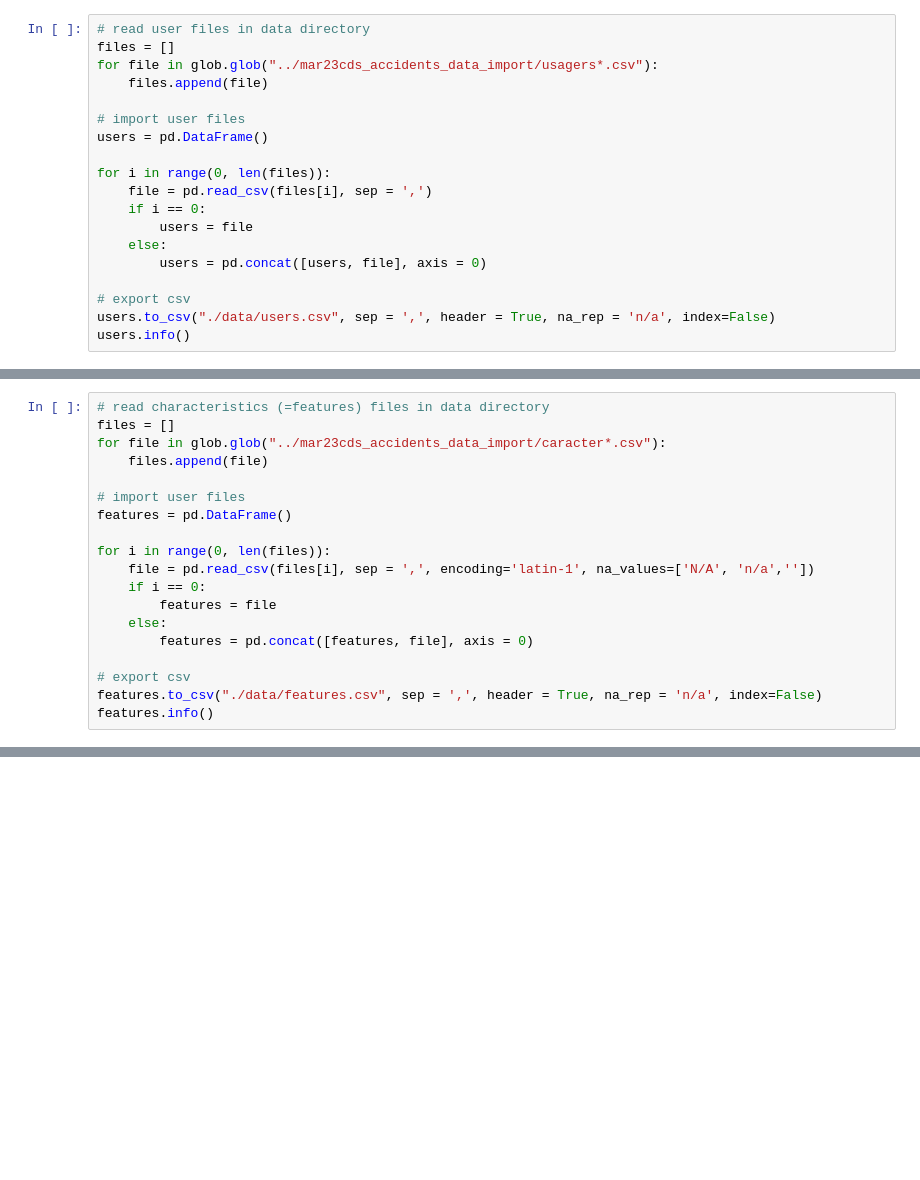
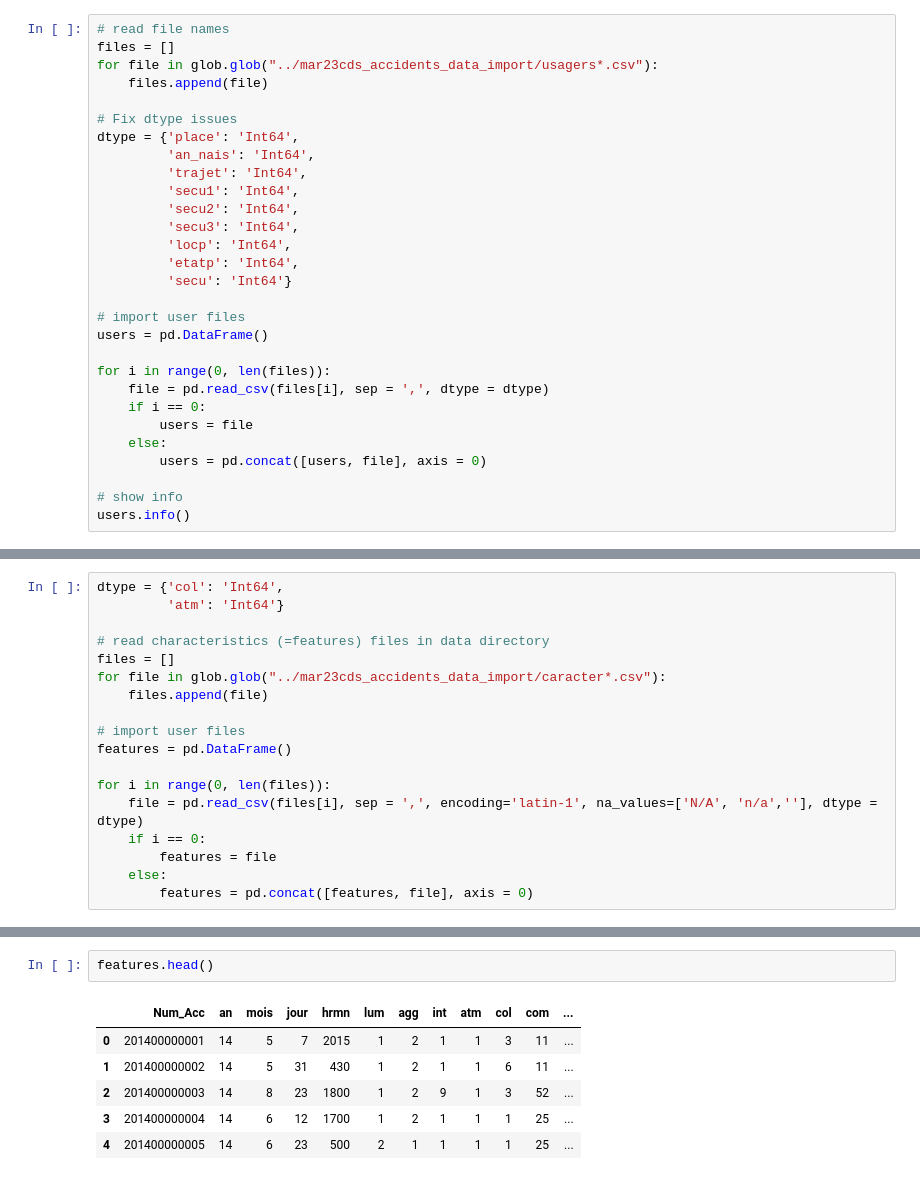
Before and after one commit to tiagoru/Road_accidents_france, a Jupyter notebook: raw_data_import.ipynb, the cells around one changed output, grey strips where cells are left out. Drawn from its saved outputs; the diff is of its cells as text; blank space fills up the shorter version.

```diff
--- a/raw_data_import.ipynb
+++ b/raw_data_import.ipynb
@@ -5,21 +22,31 @@ import numpy as np
 # %%
-# read user files in data directory
+# read file names
 files = []
 for file in glob.glob("../mar23cds_accidents_data_import/usagers*.csv"):
     files.append(file)
+
+# Fix dtype issues
+dtype = {'place': 'Int64',
+         'an_nais': 'Int64',
+         'trajet': 'Int64',
+         'secu1': 'Int64',
+         'secu2': 'Int64',
+         'secu3': 'Int64',
+         'locp': 'Int64',
+         'etatp': 'Int64',
+         'secu': 'Int64'}
 
 # import user files
 users = pd.DataFrame()
 
 for i in range(0, len(files)):
-    file = pd.read_csv(files[i], sep = ',')
+    file = pd.read_csv(files[i], sep = ',', dtype = dtype)
     if i == 0:
         users = file
     else:
         users = pd.concat([users, file], axis = 0)
 
-# export csv
-users.to_csv("./data/users.csv", sep = ',', header = True, na_rep = 'n/a', index=False)
+# show info
 users.info()
 # %% [output]
 <class 'pandas.core.frame.DataFrame'>
@@ -51,4 +133,7 @@ users.head()
 # %%
+dtype = {'col': 'Int64',
+         'atm': 'Int64'}
+
 # read characteristics (=features) files in data directory
 files = []
 for file in glob.glob("../mar23cds_accidents_data_import/caracter*.csv"):
@@ -58,12 +143,8 @@ for file in glob.glob("../mar23cds_accidents_data_import/caracter*.csv"):
 features = pd.DataFrame()
 
 for i in range(0, len(files)):
-    file = pd.read_csv(files[i], sep = ',', encoding='latin-1', na_values=['N/A', 'n/a',''])
+    file = pd.read_csv(files[i], sep = ',', encoding='latin-1', na_values=['N/A', 'n/a',''], dtype = dtype)
     if i == 0:
         features = file
     else:
         features = pd.concat([features, file], axis = 0)
-
-# export csv
-features.to_csv("./data/features.csv", sep = ',', header = True, na_rep = 'n/a', index=False)
-features.info()
@@ -87,0 +171,9 @@ memory usage: 127.4+ MB
+# %%
+features.head()
+# %% [output]
+|  | Num_Acc | an | mois | jour | hrmn | lum | agg | int | atm | col | com | ... |
+| 0 | 201400000001 | 14 | 5 | 7 | 2015 | 1 | 2 | 1 | 1 | 3 | 11 | ... |
+| 1 | 201400000002 | 14 | 5 | 31 | 430 | 1 | 2 | 1 | 1 | 6 | 11 | ... |
+| 2 | 201400000003 | 14 | 8 | 23 | 1800 | 1 | 2 | 9 | 1 | 3 | 52 | ... |
+| 3 | 201400000004 | 14 | 6 | 12 | 1700 | 1 | 2 | 1 | 1 | 1 | 25 | ... |
+| 4 | 201400000005 | 14 | 6 | 23 | 500 | 2 | 1 | 1 | 1 | 1 | 25 | ... |
```
Also changed, not shown: parts of 71 cells of this notebook, 5 other files.
